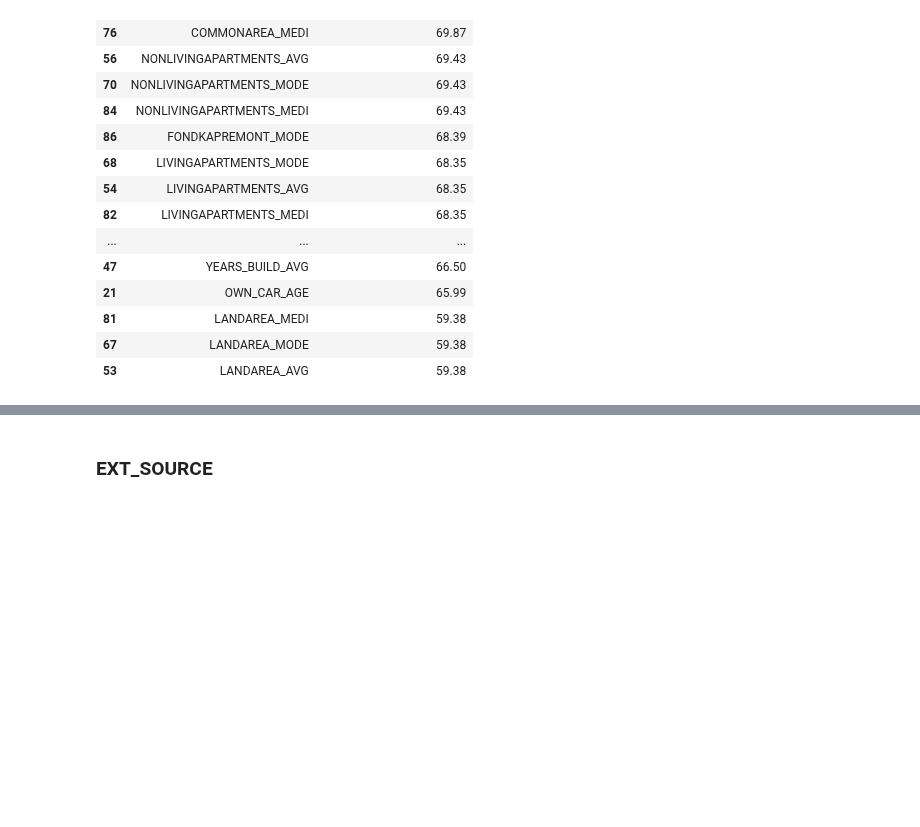
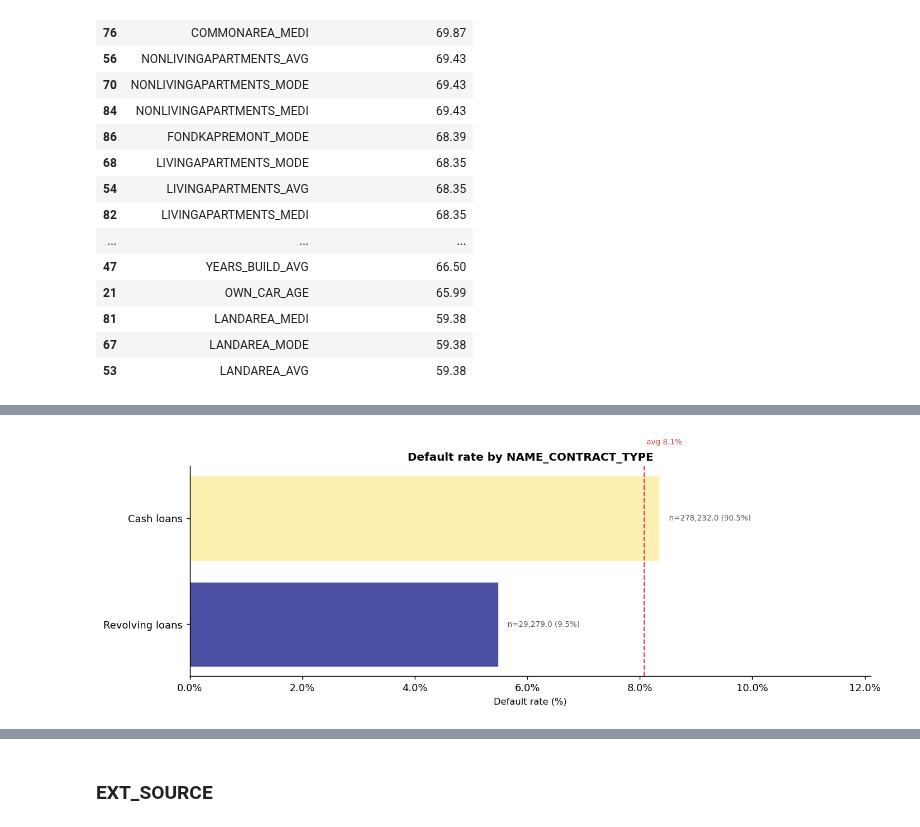
Before and after one commit to dimitrimovila/credit_risk_model, a Jupyter notebook: 01_eda_and_sql.ipynb, the cells around one changed output, grey strips where cells are left out. Cells and saved outputs as stored; diff of their text form; code cells hidden in the pictures; blank space fills up the shorter version.

```diff
--- a/01_eda_and_sql.ipynb
+++ b/01_eda_and_sql.ipynb
@@ -270,0 +317,91 @@ Name: TARGET, dtype: float64
+# %%
+def get_cat_stats(con, col: str) -> pd.DataFrame:
+    """
+    Returns default rate, count and % population per category.
+    Nulls become 'Missing'. Categories < 0.5% population → 'Other (rare)'.
+    """
+    return con.execute(f"""
+        WITH base AS (
+            SELECT
+                COALESCE(CAST({col} AS VARCHAR), 'Missing') AS category,
+                COUNT(*)       AS n_obs,
+                SUM(TARGET)    AS n_defaults,
+                COUNT(*) * 100.0 / SUM(COUNT(*)) OVER ()    AS pct_pop
+            FROM app_train
+            WHERE TARGET IS NOT NULL
+            GROUP BY {col}
+        )
+        SELECT
+            CASE WHEN pct_pop < 0.5 THEN 'Other (rare)' ELSE category END AS category,
+            SUM(n_obs)                                             AS n_obs,
+            ROUND(SUM(n_defaults) * 100.0 / SUM(n_obs), 2)        AS default_rate_pct,
+            ROUND(SUM(pct_pop), 2)                                 AS pct_pop
+        FROM base
+        GROUP BY 1
+        ORDER BY default_rate_pct DESC
+    """).fetchdf()
+
+
+def plot_cat_default_rate(con, col: str, max_bars: int = 14):
+    df = get_cat_stats(con, col)
+    if df.empty:
+        return
+
+    # For high-cardinality columns keep top + bottom halves only
+    if len(df) > max_bars:
+        half = max_bars // 2
+        df   = pd.concat([df.head(half), df.tail(half)]).drop_duplicates()
+
+    df = df.sort_values('default_rate_pct', ascending=True)
+
+    fig, ax = plt.subplots(figsize=(11, max(4, len(df) * 0.45)))
+
+    # Color by distance from global average
+    diffs     = df['default_rate_pct'] - global_rate
+    abs_max   = max(abs(diffs).max(), 0.01)
+    colors    = [plt.cm.RdYlBu_r(0.5 + 0.5 * v / abs_max) for v in diffs]
+
+    ax.barh(df['category'], df['default_rate_pct'],
+            color=colors, alpha=0.88, edgecolor='white', linewidth=0.4)
+
+    # Annotation: volume + population share
+    x_max = df['default_rate_pct'].max()
+    for _, row in df.iterrows():
+        ax.text(row['default_rate_pct'] + x_max * 0.01,
+                df[df['category'] == row['category']].index[0]
+                    if False else list(df['category']).index(row['category']),
+                f"  n={row['n_obs']:,} ({row['pct_pop']:.1f}%)",
+                va='center', fontsize=7.5, color='#555')
+
+    ax.axvline(global_rate, color='#e63946', linewidth=1.2, linestyle='--')
+    ax.text(global_rate, len(df) - 0.3,
+            f" avg {global_rate:.1f}%", fontsize=7.5, color='#e63946')
+
+    ax.set_xlabel("Default rate (%)", fontsize=9)
+    ax.xaxis.set_major_formatter(mtick.PercentFormatter(decimals=1))
+    ax.set_xlim(right=x_max * 1.45)
+    ax.set_title(f"Default rate by {col}", fontsize=11, fontweight='bold')
+    ax.spines[['top', 'right']].set_visible(False)
+    plt.tight_layout()
+    plt.savefig(f"eda_cat_{col.lower()}.png", bbox_inches='tight', dpi=150)
+    plt.show()
+
+
+for col in CAT_FEATURES:
+    # Quick text summary
+    df = get_cat_stats(con, col)
+    top, bot = df.iloc[0], df.iloc[-1]
+    spread   = top['default_rate_pct'] - bot['default_rate_pct']
+    missing  = df[df['category'] == 'Missing']
+
+    print(f"{col}")
+    print(f"  highest : {top['category']:<35} {top['default_rate_pct']:>5.1f}%")
+    print(f"  lowest  : {bot['category']:<35} {bot['default_rate_pct']:>5.1f}%")
+    print(f"  spread  : {spread:.1f} pp  {'→ HIGH signal' if spread > 5 else ''}")
+    if not missing.empty:
+        mr = missing.iloc[0]
+        print(f"  missing : {mr['pct_pop']:.1f}% of clients  → {mr['default_rate_pct']:.1f}% default rate")
+    print()
+
+    plot_cat_default_rate(con, col)
+# %% [output]
@@ -270,0 +412 @@ Name: TARGET, dtype: float64
+[figure, added]
```
Also changed, not shown: parts of 52 cells of this notebook.
